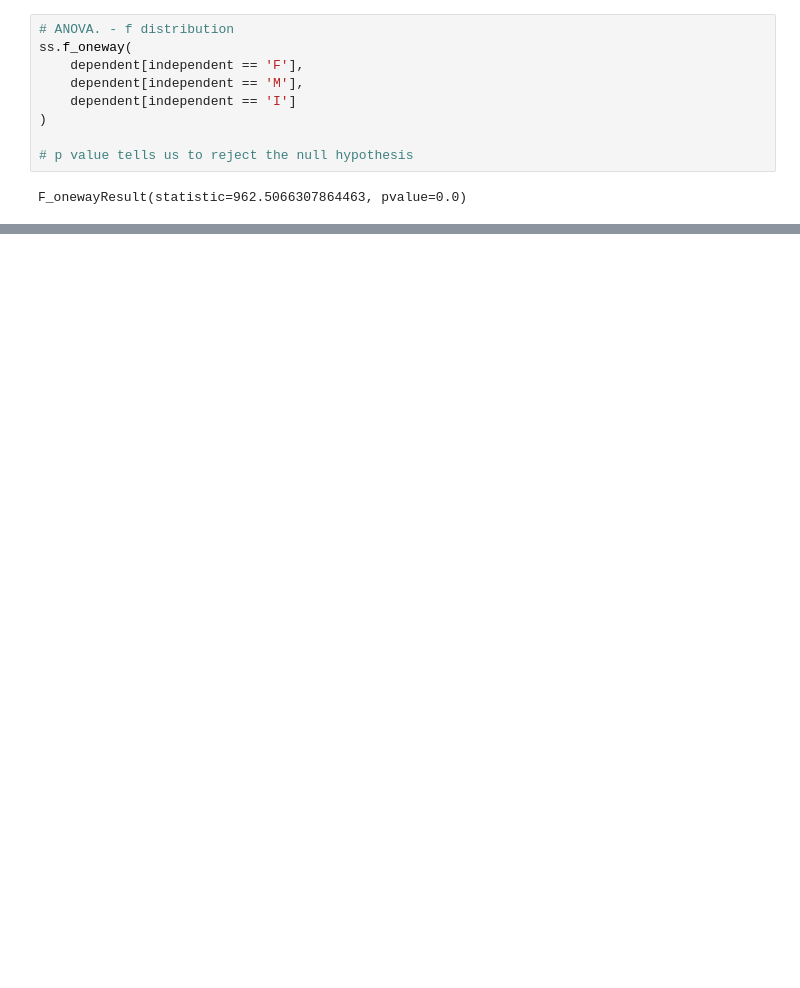
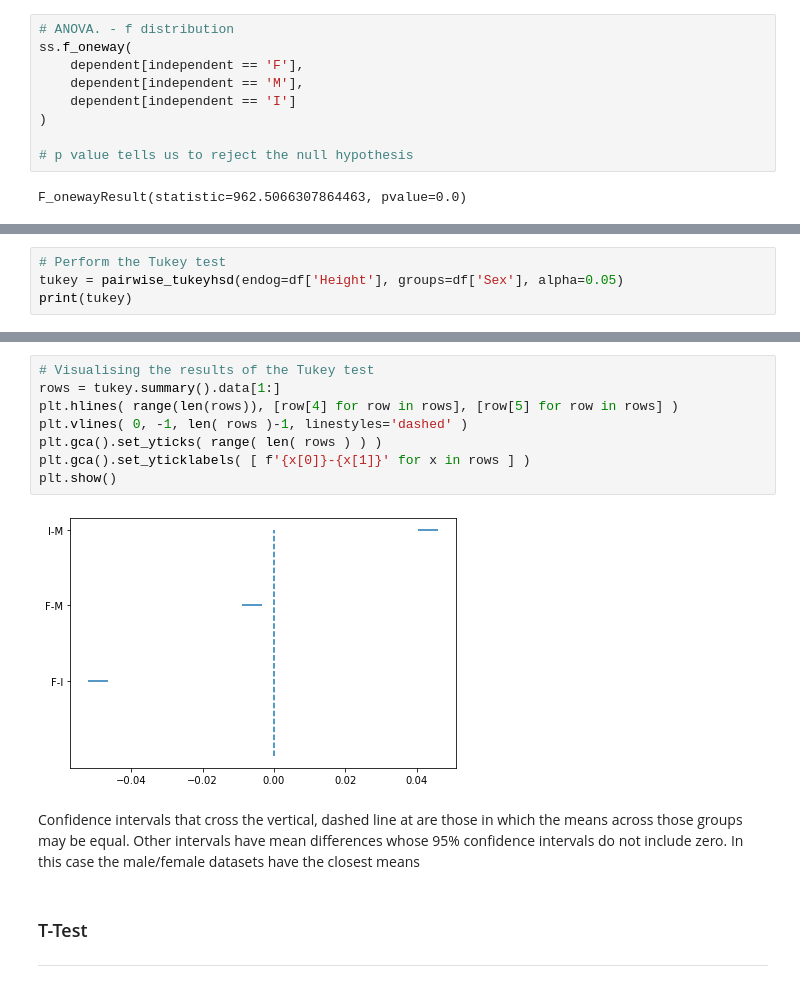
Before and after one commit to Fiona-600/Machine-Learning-and-Statistics-Project, a Jupyter notebook: scikit-stats.ipynb, the cells around one changed output, grey strips where cells are left out. Cells and saved outputs as stored; diff of their text form; blank space fills up the shorter version.

```diff
--- a/scikit-stats.ipynb
+++ b/scikit-stats.ipynb
@@ -365,0 +403,4 @@ F_onewayResult(statistic=962.5066307864463, pvalue=0.0)
+# %%
+# Perform the Tukey test
+tukey = pairwise_tukeyhsd(endog=df['Height'], groups=df['Sex'], alpha=0.05)
+print(tukey)
@@ -366,3 +423,18 @@ F_onewayResult(statistic=962.5066307864463, pvalue=0.0)
+# %%
+# Visualising the results of the Tukey test
+rows = tukey.summary().data[1:]
+plt.hlines( range(len(rows)), [row[4] for row in rows], [row[5] for row in rows] )
+plt.vlines( 0, -1, len( rows )-1, linestyles='dashed' )
+plt.gca().set_yticks( range( len( rows ) ) )
+plt.gca().set_yticklabels( [ f'{x[0]}-{x[1]}' for x in rows ] )
+plt.show()
+# %% [output]
+[figure, added]
+# %% [markdown]
+Confidence intervals that cross the vertical, dashed line at  are those in which the means across those groups may be equal. Other intervals have mean differences whose 95% confidence intervals do not include zero.  In this case the male/female datasets have the closest means
+# %% [markdown]
+### T-Test
+___________
 # %% [markdown]
 #### References:
 
```
Also changed, not shown: parts of 14 cells of this notebook.
